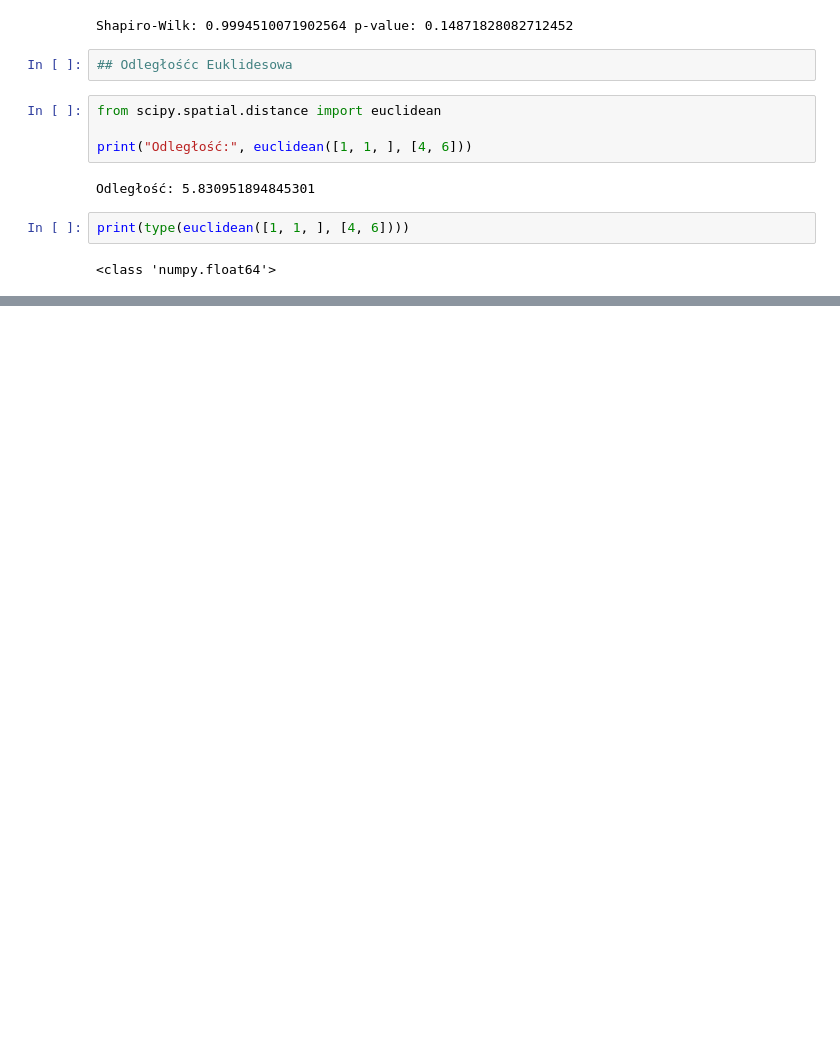
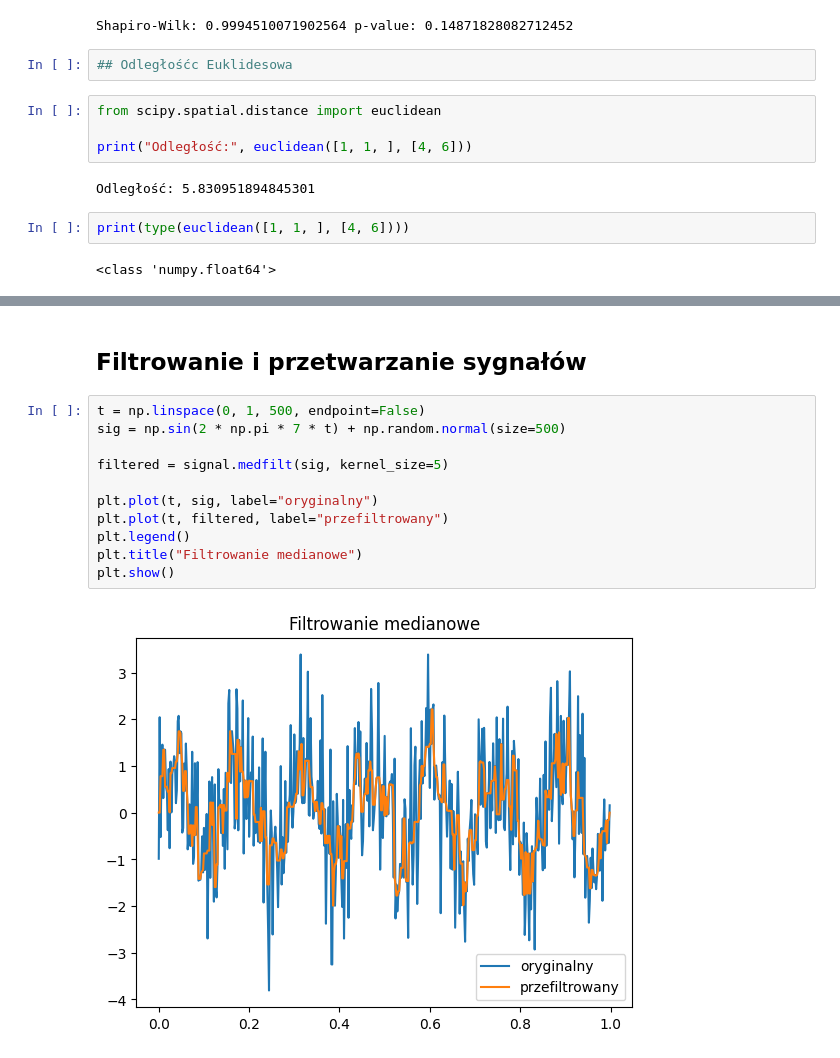
Before and after one commit to rajkonkret/PythonAnalizaDanychZus, a Jupyter notebook: day3/cwiczenie5.ipynb, the cells around one changed output, grey strips where cells are left out. Saved outputs shown, nothing was run; the diff lists cells and outputs as text; blank space fills up the shorter version.

Commit message:
[3 9] update cwiczenie5.ipynb, filtrowanie medianowe

```diff
--- a/day3/cwiczenie5.ipynb
+++ b/day3/cwiczenie5.ipynb
@@ -77,0 +89,15 @@ print(type(euclidean([1, 1, ], [4, 6])))
+# %% [markdown]
+## Filtrowanie i przetwarzanie sygnałów
+# %%
+t = np.linspace(0, 1, 500, endpoint=False)
+sig = np.sin(2 * np.pi * 7 * t) + np.random.normal(size=500)
+
+filtered = signal.medfilt(sig, kernel_size=5)
+
+plt.plot(t, sig, label="oryginalny")
+plt.plot(t, filtered, label="przefiltrowany")
+plt.legend()
+plt.title("Filtrowanie medianowe")
+plt.show()
+# %% [output]
+[figure, added]
```
Also changed, not shown: parts of 2 cells of this notebook.
